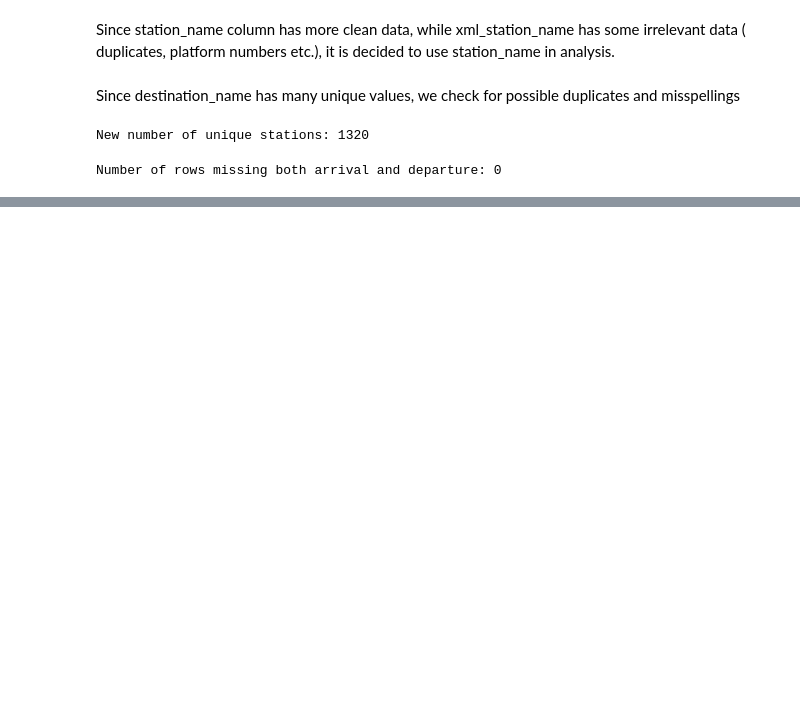
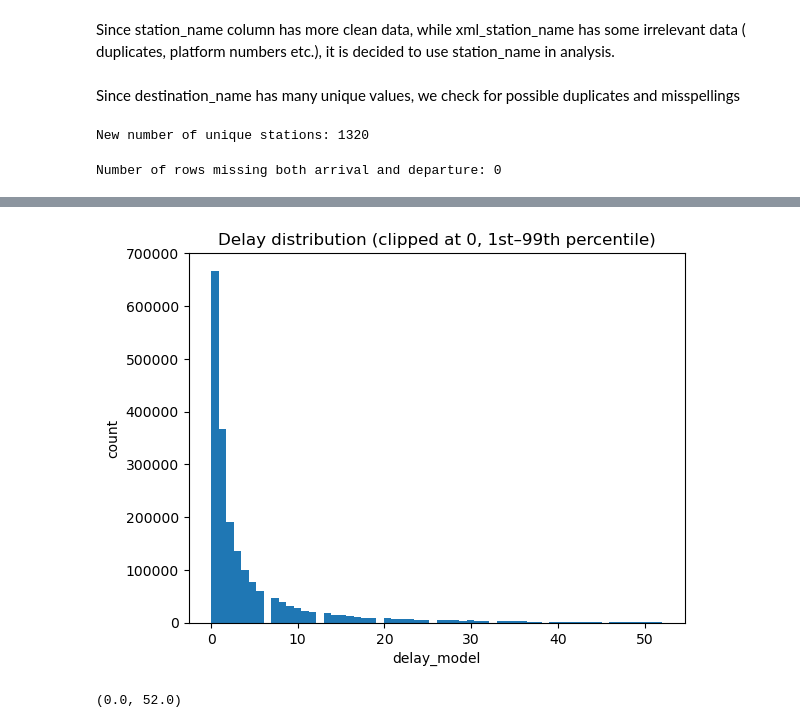
Before and after one commit to kellymegan/ASDA_2025_Group_2_Portfolio_, a Jupyter notebook: notebooks/exam_group2_notebook.ipynb, the cells around one changed output, grey strips where cells are left out. Cells and saved outputs as stored; diff of their text form; code cells hidden in the pictures; blank space fills up the shorter version.

```diff
--- a/notebooks/exam_group2_notebook.ipynb
+++ b/notebooks/exam_group2_notebook.ipynb
@@ -251,3 +285,6 @@ Number of rows missing both arrival and departure: 0
+# %%
+# Drop outliers (large negative values likely represent data errors)
+df = df[df["delay_in_min"] > -60]
 # %%
 df
 # %% [output]
@@ -266,0 +313,19 @@ df
+# %%
+df_clean = df[df["delay_in_min"] > -60].copy()
+df_clean["delay_model"] = df_clean["delay_in_min"].clip(lower=0)
+
+s = df_clean["delay_model"]
+
+lo, hi = s.quantile([0.01, 0.99])
+
+plt.figure()
+plt.hist(s[(s >= lo) & (s <= hi)], bins=60)
+plt.title("Delay distribution (clipped at 0, 1st–99th percentile)")
+plt.xlabel("delay_model")
+plt.ylabel("count")
+plt.show()
+
+lo, hi
+# %% [output]
+[figure, added]
+(0.0, 52.0)
```
Also changed, not shown: parts of 44 cells of this notebook, 12 other files.
